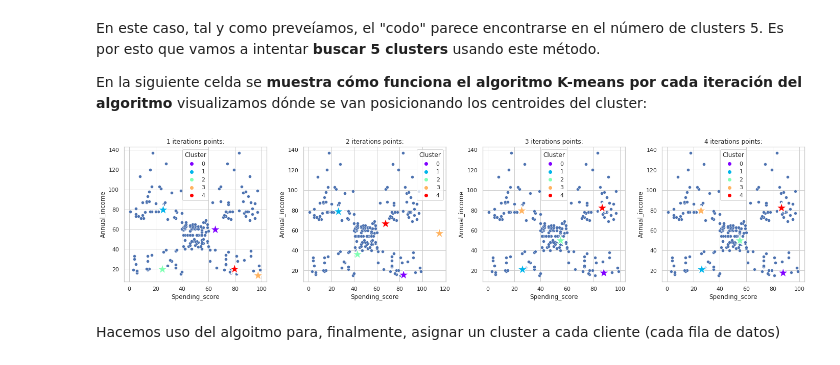
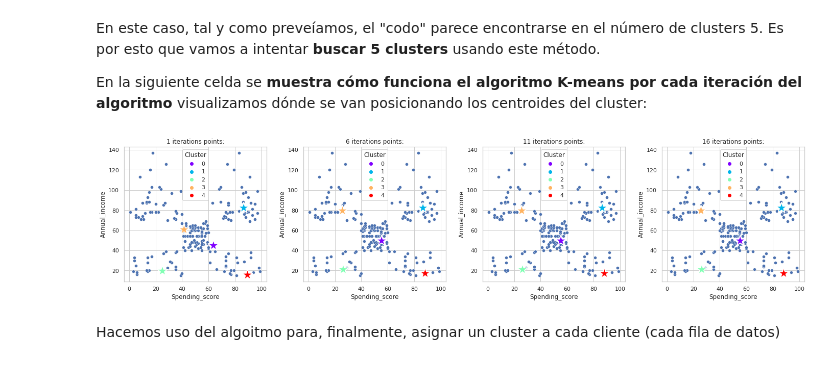
Before and after one commit to JorgeZapa/FintechDataScience, a Jupyter notebook: Clustering/Fintech2022_ejemploPractico_ClusteringMall.ipynb, the cells around one changed output. Cells and saved outputs as stored; diff of their text form; code cells hidden in the pictures.

Commit message:
Fixed iterative plots example

```diff
--- a/Clustering/Fintech2022_ejemploPractico_ClusteringMall.ipynb
+++ b/Clustering/Fintech2022_ejemploPractico_ClusteringMall.ipynb
@@ -404,22 +404,22 @@ En la siguiente celda se **muestra cómo funciona el algoritmo K-means por cada
 # %%
 import matplotlib.pyplot as plt
 from sklearn.datasets import make_blobs
 
 fig, axs = plt.subplots(nrows=1, ncols=4,figsize=(20,5))
 fig.tight_layout(pad=3.0)
 
 from sklearn.cluster import KMeans
 for i, ax in enumerate(axs.flatten()):
-    ax.title.set_text(f"{i+1} iterations points:")
-    kmeans = KMeans(n_clusters=5, init = 'random', random_state=42, max_iter=i+1, n_init = i+1)
+    ax.title.set_text(f"{i*5+1} iterations points:")
+    kmeans = KMeans(n_clusters=5, init = 'random', random_state=50, max_iter=i*5+1, n_init = 1)
     kmeans.fit(clustering_data)
     centroids=pd.DataFrame(kmeans.cluster_centers_, columns=['Annual_income', 'Spending_score'])
     centroids['Cluster'] = range(0, len(centroids))
     #print(centroids)
     sns.scatterplot(data = clustering_data, x='Spending_score', y = 'Annual_income', ax=ax)
     sns.scatterplot(data = centroids, x='Spending_score', y = 'Annual_income', ax = ax,  s=500, marker="*", hue = 'Cluster', palette= 'rainbow')
 # %% [output]
-[figure, old version]
+[figure, new version]
 # %% [markdown]
 Hacemos uso del algoitmo para, finalmente, asignar un cluster a cada cliente (cada fila de datos)
 # %%
```
Also changed, not shown: parts of 1 cell of this notebook.
